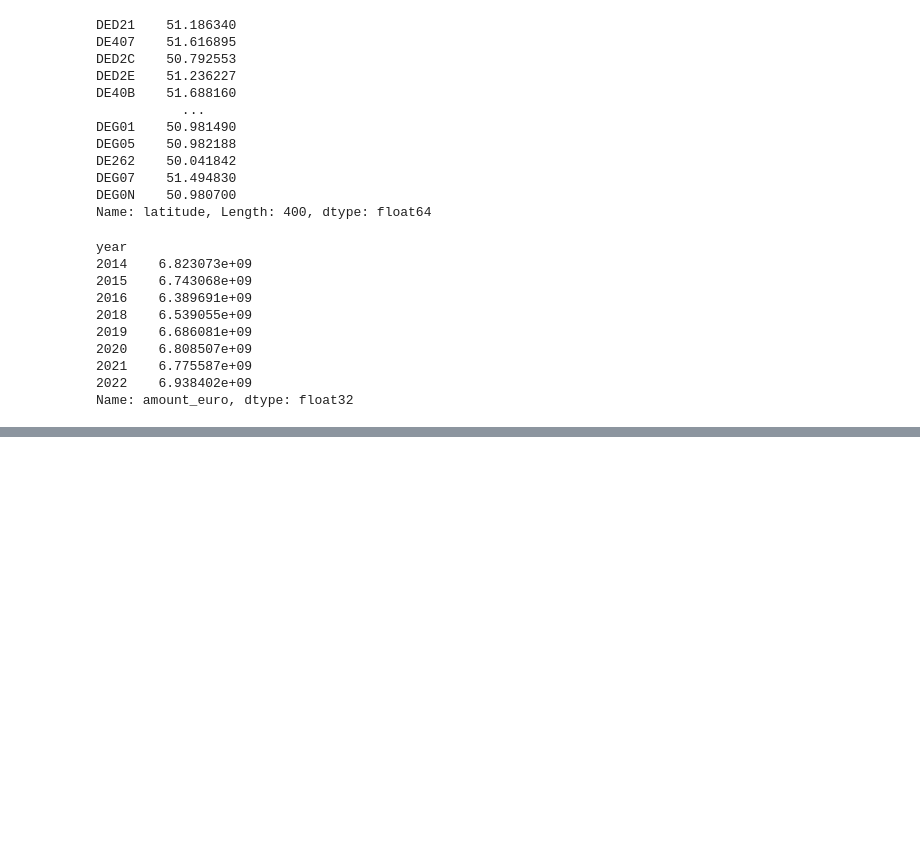
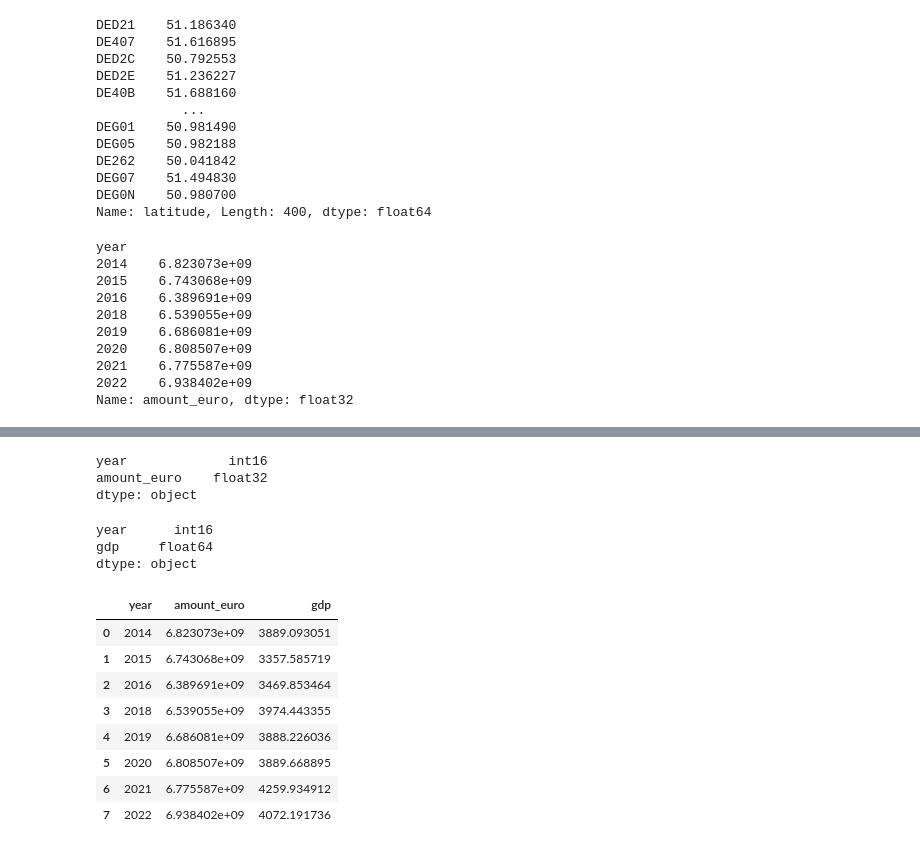
Before and after one commit to NicolasRoever/GE_Effects_Subsidies, a Jupyter notebook: src/ge_effects_of_subsidies/sandbox.ipynb, the cells around one changed output, grey strips where cells are left out. Saved outputs shown, nothing was run; the diff lists cells and outputs as text; code cells hidden in the pictures; blank space fills up the shorter version.

```diff
--- a/src/ge_effects_of_subsidies/sandbox.ipynb
+++ b/src/ge_effects_of_subsidies/sandbox.ipynb
@@ -370,0 +380,36 @@ plot_subsidies_per_year(data).show()
+# %%
+clean_gdp_data = pd.DataFrame()
+
+clean_gdp_data["year"] = gdp_data["date"].str.extract("(\d{4})").astype("int16")
+clean_gdp_data["gdp"] = gdp_data[" GDP ( Billions of US $)"]
+# %%
+subsidies_by_year = data.groupby("year")["amount_euro"].sum()
+# %%
+subsidy_by_year_df =  pd.DataFrame(subsidies_by_year).reset_index()
+# %%
+subsidy_by_year_df.dtypes
+# %% [output]
+year             int16
+amount_euro    float32
+dtype: object
+# %%
+clean_gdp_data.dtypes
+# %% [output]
+year      int16
+gdp     float64
+dtype: object
+# %%
+subsidy_by_year_df = subsidy_by_year_df.merge(clean_gdp_data, on="year", how="left")
+subsidy_by_year_df["subsidy_per_gdp"] = subsidy_by_year_df["amount_euro"] / subsidy_by_year_df["gdp"]
+# %%
+subsidy_by_year_df
+# %% [output]
+|  | year | amount_euro | gdp |
+| 0 | 2014 | 6.823073e+09 | 3889.093051 |
+| 1 | 2015 | 6.743068e+09 | 3357.585719 |
+| 2 | 2016 | 6.389691e+09 | 3469.853464 |
+| 3 | 2018 | 6.539055e+09 | 3974.443355 |
+| 4 | 2019 | 6.686081e+09 | 3888.226036 |
+| 5 | 2020 | 6.808507e+09 | 3889.668895 |
+| 6 | 2021 | 6.775587e+09 | 4259.934912 |
+| 7 | 2022 | 6.938402e+09 | 4072.191736 |
```
Also changed, not shown: parts of 4 cells of this notebook, 10 other files.
